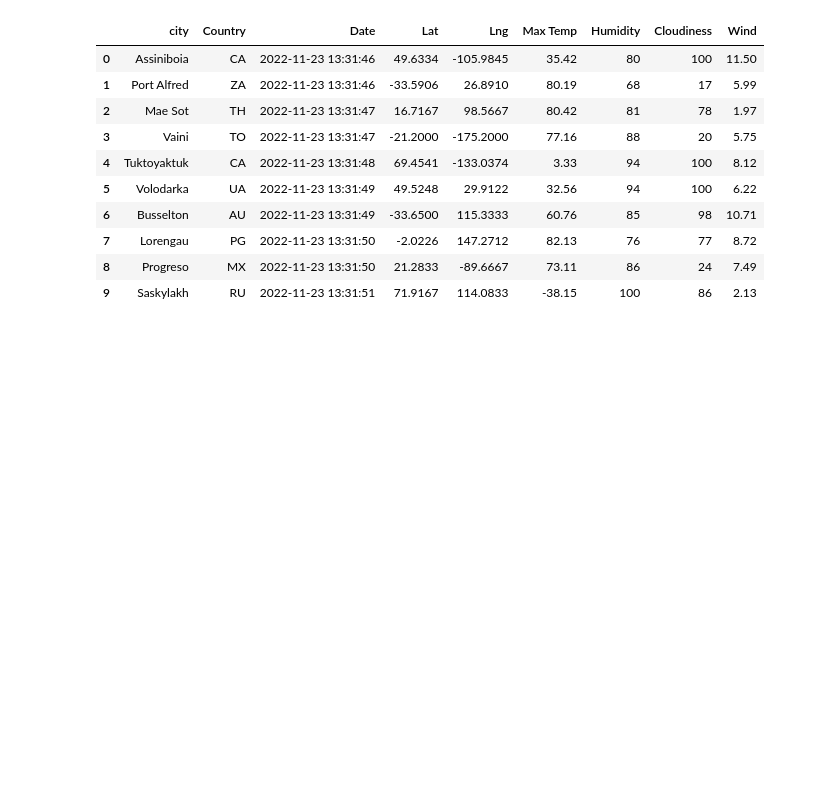
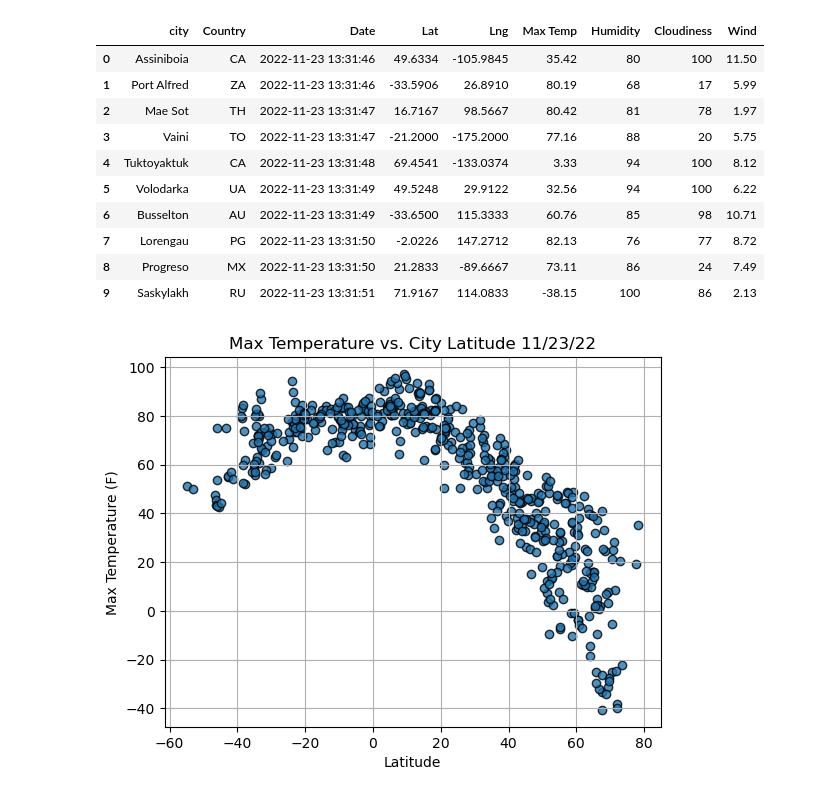
Before and after one commit to bchillman/World_Weather_Analysis, a Jupyter notebook: WeatherPy.ipynb, the cells around one changed output. Saved outputs shown, nothing was run; the diff lists cells and outputs as text; code cells hidden in the pictures; blank space fills up the shorter version.

Commit message:
Updating WeatherPy.ipynb and 4 graphs to weather_data folder

```diff
--- a/WeatherPy.ipynb
+++ b/WeatherPy.ipynb
@@ -165,0 +166,24 @@ city_data_df.to_csv(output_data_file, index_label = 'City_ID')
+# %%
+# Parse dataframe for relevant data for plot
+lats = city_data_df['Lat']
+max_temps = city_data_df["Max Temp"]
+humidity = city_data_df["Humidity"]
+cloudiness = city_data_df["Cloudiness"]
+wind_speed = city_data_df["Wind"]
+# %%
+# Build scatter plot
+plt.scatter(lats, max_temps, edgecolor='black', linewidths=1, marker = 'o',
+            alpha=0.8, label='Cities')
+
+# Add other plot elements
+plt.title('Max Temperature vs. City Latitude ' + time.strftime("%x"))
+plt.ylabel('Max Temperature (F)')
+plt.xlabel('Latitude')
+plt.grid()
+
+# Save the figure.
+plt.savefig("weather_data/Fig1.png")
+
+plt.show()
+# %% [output]
+[figure, added]
```
Also changed, not shown: parts of 5 cells of this notebook, 4 other files.
